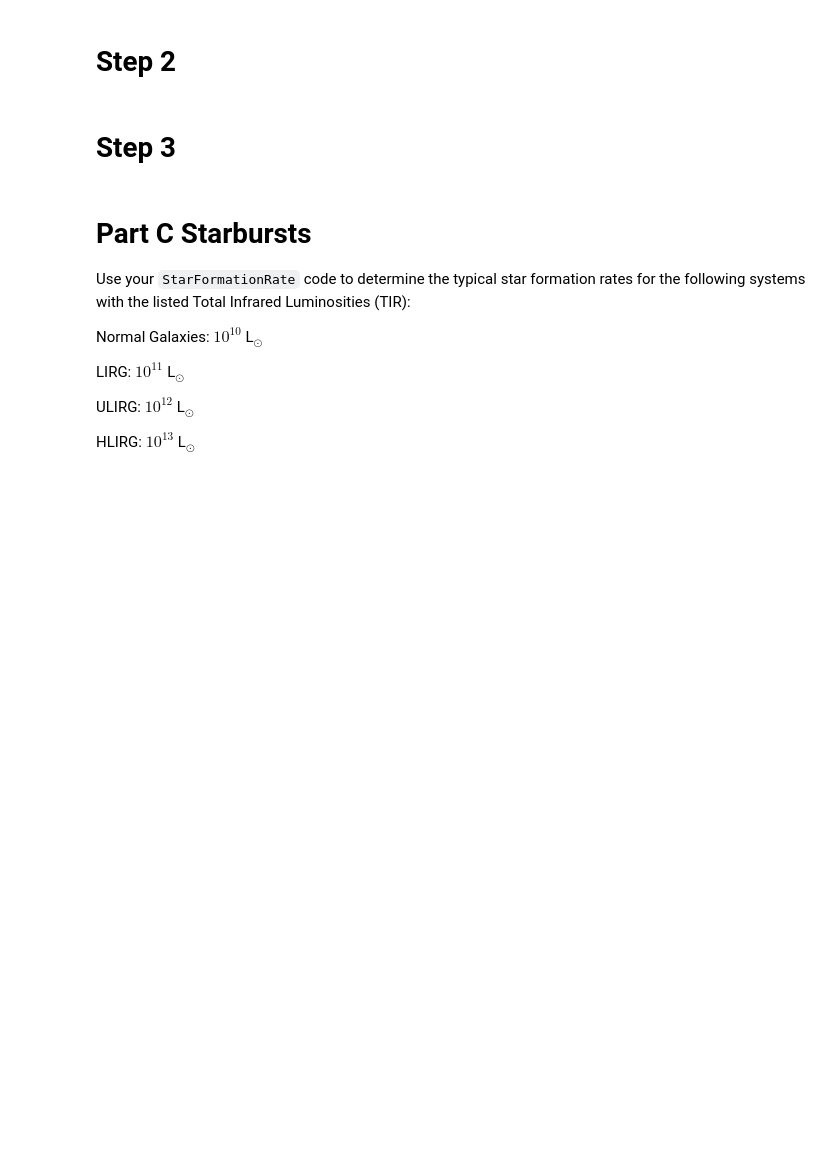
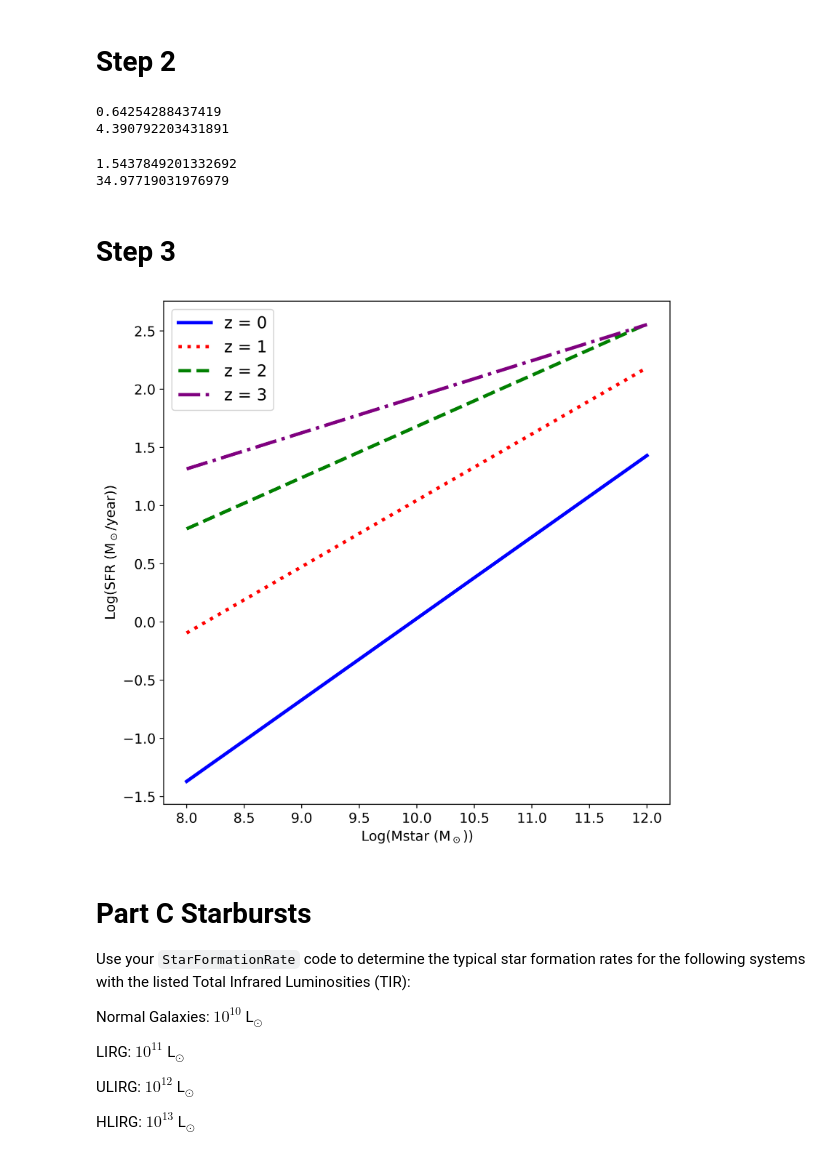
Before and after one commit to B3nn1E/ASTR400B, a Jupyter notebook: Labs/Lab8/Lab8.ipynb, the cells around one changed output. Drawn from its saved outputs; the diff is of its cells as text; code cells hidden in the pictures; blank space fills up the shorter version.

```diff
--- a/Labs/Lab8/Lab8.ipynb
+++ b/Labs/Lab8/Lab8.ipynb
@@ -141,33 +142,51 @@ def SFRMainSequence(Mstar, z):
+# %%
+# SFR for a MW type galaxy
+print(SFRMainSequence(MWmstar, 0))
+print(10**SFRMainSequence(MWmstar, 0))
+# %% [output]
+0.64254288437419
+4.390792203431891
 # %%
 # MW at z = 1
+print(SFRMainSequence(MWmstar, 1))
+print(10**SFRMainSequence(MWmstar, 1))
+# %% [output]
+1.5437849201332692
+34.97719031976979
 # %% [markdown]
 # Step 3
 # %%
 # create an array of stellar masses
+Mass = np.linspace(1e8, 1e12)
 # %%
 
 fig = plt.figure(figsize=(8,8), dpi=500)
 ax = plt.subplot(111)
 
 # add log log plots
-
+plt.plot(np.log10(Mass), SFRMainSequence(Mass, 0), color = 'blue', linewidth = 3, label = 'z = 0')
+plt.plot(np.log10(Mass), SFRMainSequence(Mass, 1), color = 'red', linestyle = ':', linewidth = 3, label = 'z = 1')
+plt.plot(np.log10(Mass), SFRMainSequence(Mass, 2), color = 'green', linestyle = '--', linewidth = 3, label = 'z = 2')
+plt.plot(np.log10(Mass), SFRMainSequence(Mass, 3), color = 'purple', linestyle = '-.', linewidth = 3, label = 'z = 3')
 
 # Add axis labels
 plt.xlabel('Log(Mstar (M$_\odot$))', fontsize=12)
 plt.ylabel('Log(SFR (M$_\odot$/year))', fontsize=12)
 
 
 #adjust tick label font size
 label_size = 12
 matplotlib.rcParams['xtick.labelsize'] = label_size
 matplotlib.rcParams['ytick.labelsize'] = label_size
 
 # add a legend with some customizations.
 legend = ax.legend(loc='upper left',fontsize='x-large')
 
 
 # Save file
-#plt.savefig('Lab8_SFR_MainSequence.png')
+plt.savefig('Lab8_SFR_MainSequence.png')
+# %% [output]
+[figure, added]
 # %% [markdown]
 # Part C  Starbursts
 
```
Also changed, not shown: parts of 9 cells of this notebook, 10 other files.
